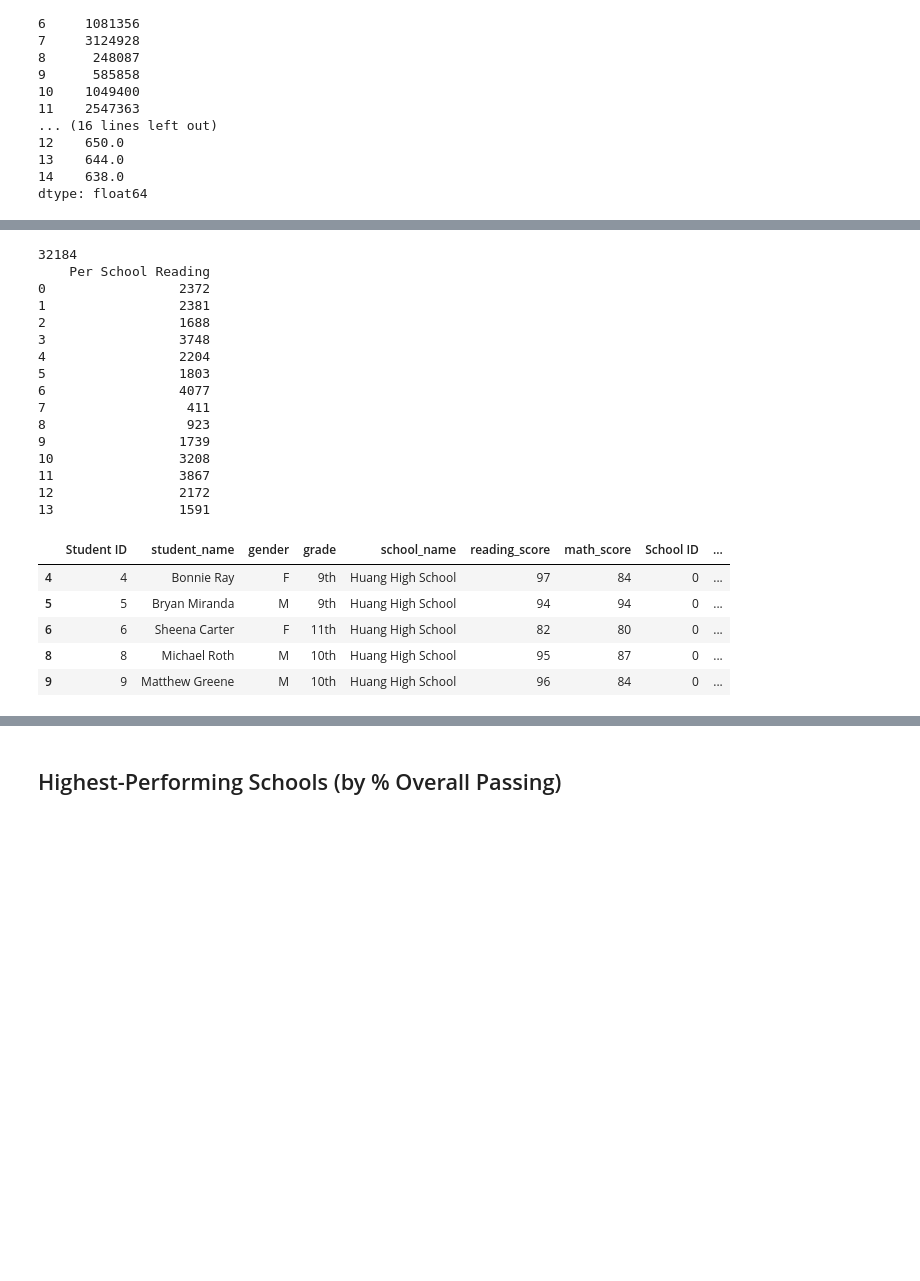
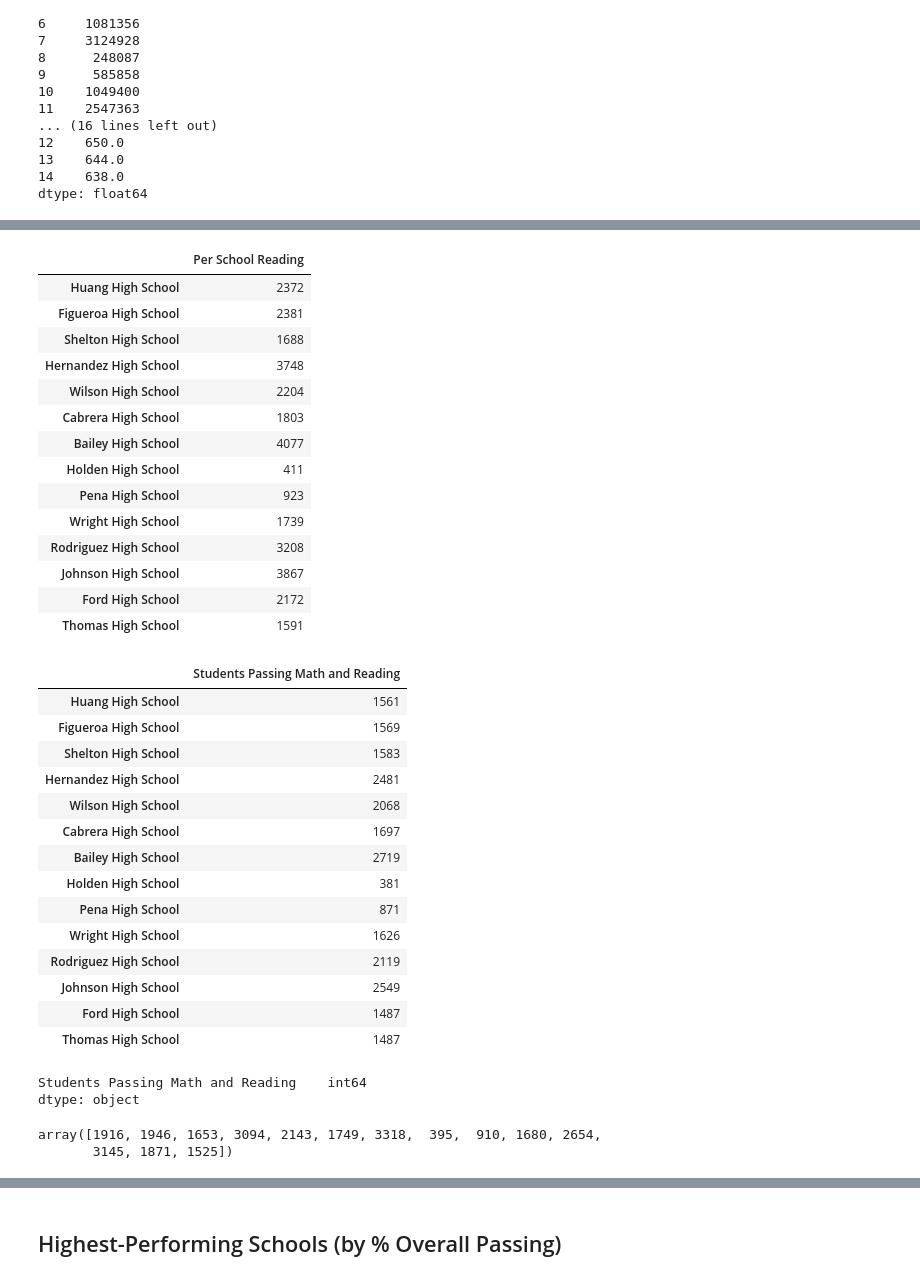
Before and after one commit to Coastal-Brake/pandas-challenge, a Jupyter notebook: PyCitySchools/PyCitySchools.ipynb, the cells around one changed output, grey strips where cells are left out. Saved outputs shown, nothing was run; the diff lists cells and outputs as text; code cells hidden in the pictures; blank space fills up the shorter version.

```diff
--- a/PyCitySchools/PyCitySchools.ipynb
+++ b/PyCitySchools/PyCitySchools.ipynb
@@ -305,39 +313,56 @@ for school_name in school_names:
 
 # Create a DataFrame to store the results
 students_passing_reading_data = {'Per School Reading': school_passable_reading_students}
-school_students_passing_reading = pd.DataFrame(students_passing_reading_data, index=None)
+school_students_passing_reading = pd.DataFrame(students_passing_reading_data, index=school_names)
 students_passing_reading=school_students_passing_reading["Per School Reading"].sum()
+school_students_passing_reading.head(15)
 # Print the result
-print(students_passing_reading)
-print(school_students_passing_reading)
+#print(students_passing_reading)
+#print(school_students_passing_reading)
 # %% [output]
-32184
-    Per School Reading
-0                 2372
-1                 2381
-2                 1688
-3                 3748
-4                 2204
-5                 1803
-6                 4077
-7                  411
-8                  923
-9                 1739
-10                3208
-11                3867
-12                2172
-13                1591
+|  | Per School Reading |
+| Huang High School | 2372 |
+| Figueroa High School | 2381 |
+| Shelton High School | 1688 |
+| Hernandez High School | 3748 |
+| Wilson High School | 2204 |
+| Cabrera High School | 1803 |
+| Bailey High School | 4077 |
+| Holden High School | 411 |
+| Pena High School | 923 |
+| Wright High School | 1739 |
+| Rodriguez High School | 3208 |
+| Johnson High School | 3867 |
+| Ford High School | 2172 |
+| Thomas High School | 1591 |
 # %%
 # Use the provided code to calculate the number of students per school that passed both math and reading with scores of 70 or higher
 students_passing_math_and_reading = school_data_complete[
     (school_data_complete["reading_score"] >= 70) & (school_data_complete["math_score"] >= 70)
 ]
 school_students_passing_math_and_reading = students_passing_math_and_reading.groupby(["school_name"]).size()
 students_passing_math_and_reading.head()
+
+school_students_passing_math_and_reading_df = pd.DataFrame({'Students Passing Math and Reading': school_students_passing_math_and_reading}, index=school_names)
+school_students_passing_math_and_reading_df
 # %% [output]
-|  | Student ID | student_name | gender | grade | school_name | reading_score | math_score | School ID | ... |
-| 4 | 4 | Bonnie Ray | F | 9th | Huang High School | 97 | 84 | 0 | ... |
-| 5 | 5 | Bryan Miranda | M | 9th | Huang High School | 94 | 94 | 0 | ... |
-| 6 | 6 | Sheena Carter | F | 11th | Huang High School | 82 | 80 | 0 | ... |
-| 8 | 8 | Michael Roth | M | 10th | Huang High School | 95 | 87 | 0 | ... |
-| 9 | 9 | Matthew Greene | M | 10th | Huang High School | 96 | 84 | 0 | ... |
+|  | Students Passing Math and Reading |
+| Huang High School | 1561 |
+| Figueroa High School | 1569 |
+| Shelton High School | 1583 |
+| Hernandez High School | 2481 |
+| Wilson High School | 2068 |
+| Cabrera High School | 1697 |
+| Bailey High School | 2719 |
+| Holden High School | 381 |
+| Pena High School | 871 |
+| Wright High School | 1626 |
+| Rodriguez High School | 2119 |
+| Johnson High School | 2549 |
+| Ford High School | 1487 |
+| Thomas High School | 1487 |
+# %%
+school_students_passing_math_and_reading_df.dtypes
+# %% [output]
+Students Passing Math and Reading    int64
+dtype: object
@@ -343,0 +375,5 @@ students_passing_math_and_reading.head()
+# %%
+school_students_passing_math["Per School Math"].values
+# %% [output]
+array([1916, 1946, 1653, 3094, 2143, 1749, 3318,  395,  910, 1680, 2654,
+       3145, 1871, 1525])
```
Also changed, not shown: parts of 24 cells of this notebook, 1 other file.
